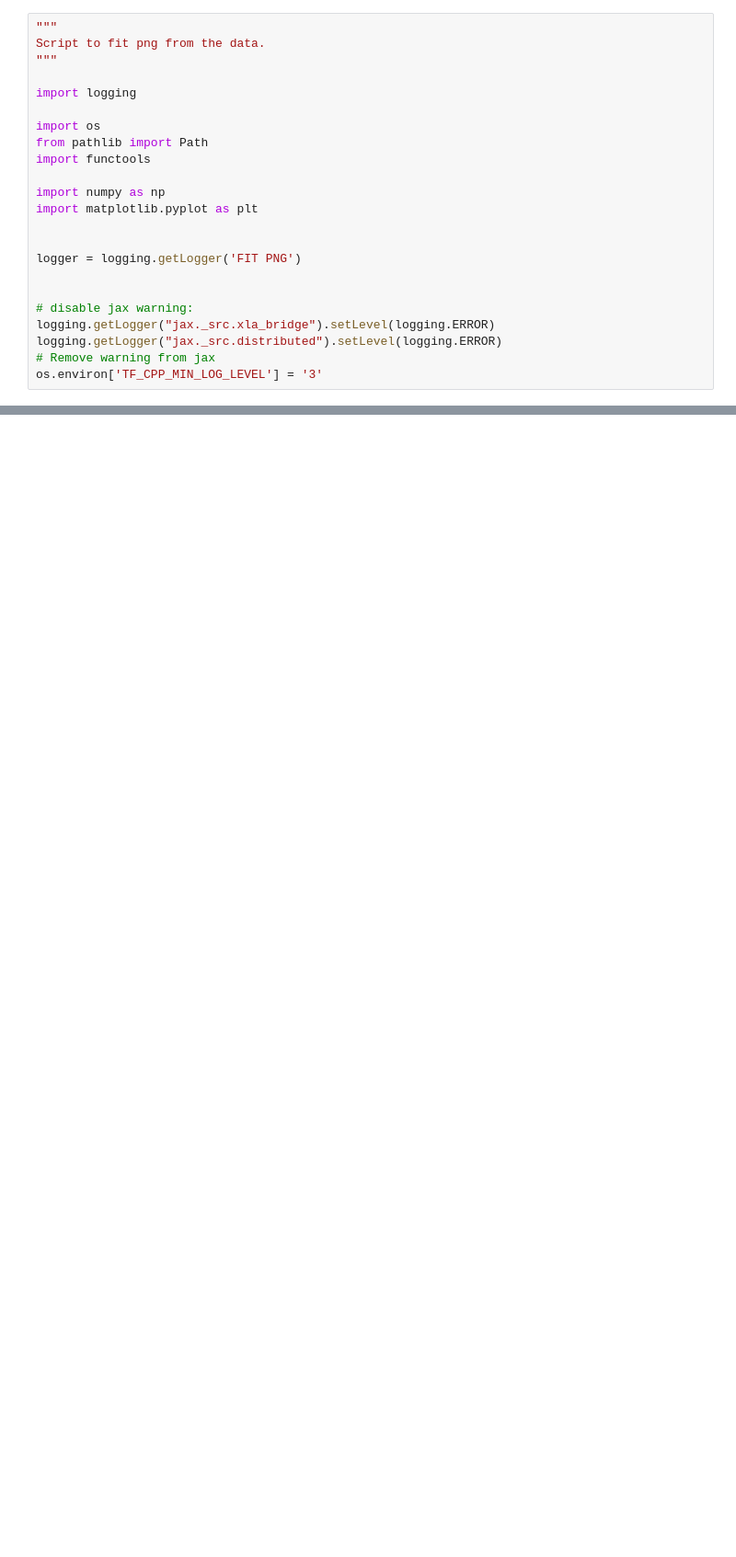
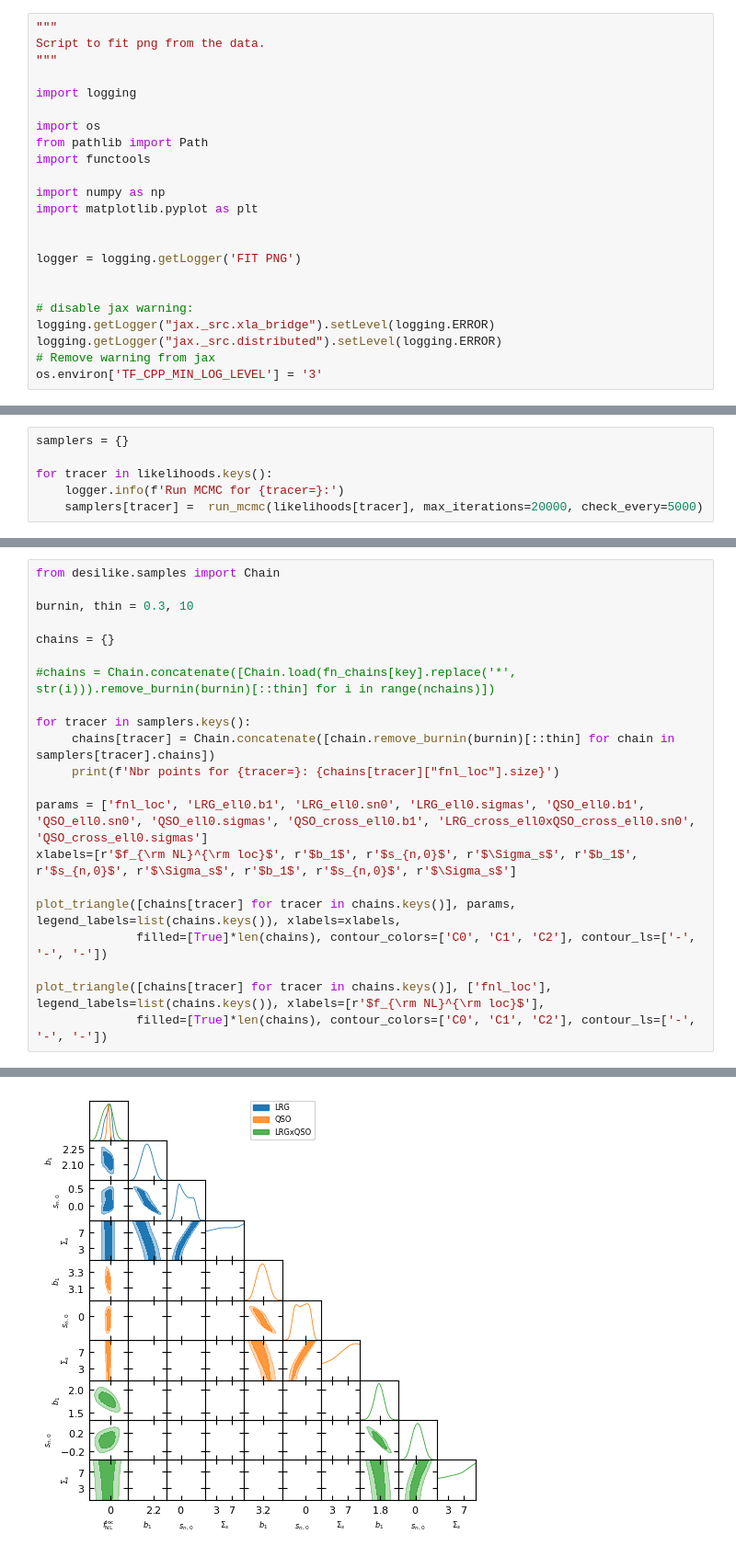
Before and after one commit to domichbt/desi-clustering, a Jupyter notebook: local_png/dvpt2.ipynb, the cells around one changed output, grey strips where cells are left out. Shown at 92% size. Saved outputs shown, nothing was run; the diff lists cells and outputs as text; blank space fills up the shorter version.

```diff
--- a/local_png/dvpt2.ipynb
+++ b/local_png/dvpt2.ipynb
@@ -442,0 +116,6 @@ Mesh2SpectrumPoles(labels=[{'ells': 2}], size=25)
+# %%
+samplers = {}
+
+for tracer in likelihoods.keys():
+    logger.info(f'Run MCMC for {tracer=}:')
+    samplers[tracer] =  run_mcmc(likelihoods[tracer], max_iterations=20000, check_every=5000)
@@ -442,0 +140,22 @@ Mesh2SpectrumPoles(labels=[{'ells': 2}], size=25)
+# %%
+from desilike.samples import Chain
+
+burnin, thin = 0.3, 10
+
+chains = {}
+
+#chains = Chain.concatenate([Chain.load(fn_chains[key].replace('*', str(i))).remove_burnin(burnin)[::thin] for i in range(nchains)])
+
+for tracer in samplers.keys():
+     chains[tracer] = Chain.concatenate([chain.remove_burnin(burnin)[::thin] for chain in samplers[tracer].chains])
+     print(f'Nbr points for {tracer=}: {chains[tracer]["fnl_loc"].size}')
+
+params = ['fnl_loc', 'LRG_ell0.b1', 'LRG_ell0.sn0', 'LRG_ell0.sigmas', 'QSO_ell0.b1', 'QSO_ell0.sn0', 'QSO_ell0.sigmas', 'QSO_cross_ell0.b1', 'LRG_cross_ell0xQSO_cross_ell0.sn0', 'QSO_cross_ell0.sigmas']
+xlabels=[r'$f_{\rm NL}^{\rm loc}$', r'$b_1$', r'$s_{n,0}$', r'$\Sigma_s$', r'$b_1$', r'$s_{n,0}$', r'$\Sigma_s$', r'$b_1$', r'$s_{n,0}$', r'$\Sigma_s$']
+
+plot_triangle([chains[tracer] for tracer in chains.keys()], params, legend_labels=list(chains.keys()), xlabels=xlabels,
+              filled=[True]*len(chains), contour_colors=['C0', 'C1', 'C2'], contour_ls=['-', '-', '-'])
+
+plot_triangle([chains[tracer] for tracer in chains.keys()], ['fnl_loc'], legend_labels=list(chains.keys()), xlabels=[r'$f_{\rm NL}^{\rm loc}$'],
+              filled=[True]*len(chains), contour_colors=['C0', 'C1', 'C2'], contour_ls=['-', '-', '-'])
+# %% [output]
@@ -442,0 +168 @@ Mesh2SpectrumPoles(labels=[{'ells': 2}], size=25)
+[figure, added]
```
Also changed, not shown: parts of 28 cells of this notebook, 1 other file.
